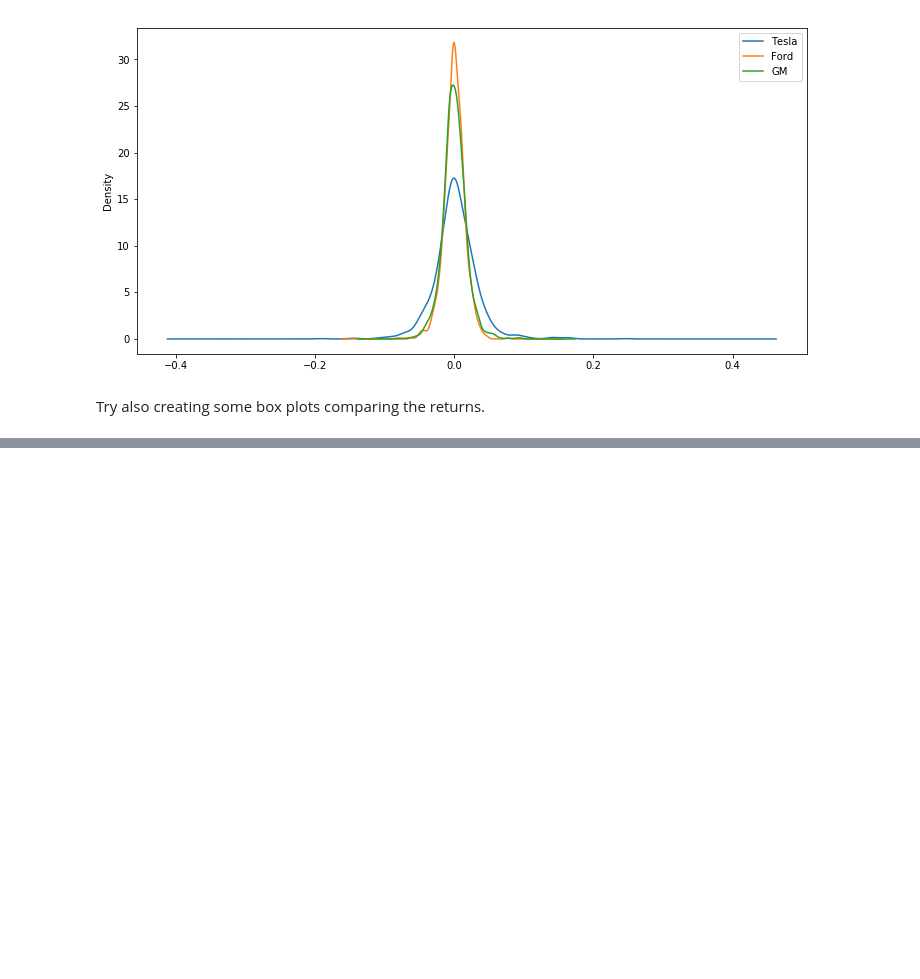
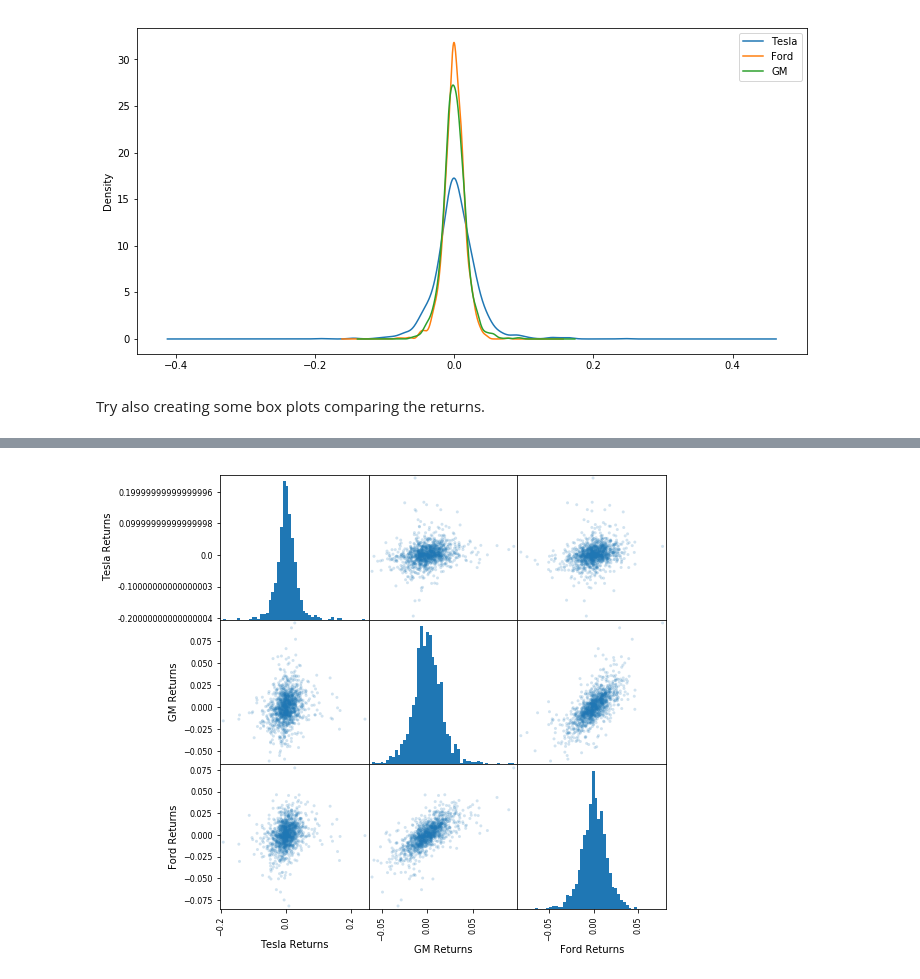
Before and after one commit to fagan2888/udemy-python-for-finance, a Jupyter notebook: stock_market_analysis.ipynb, the cells around one changed output, grey strips where cells are left out. Drawn from its saved outputs; the diff is of its cells as text; code cells hidden in the pictures; blank space fills up the shorter version.

```diff
--- a/stock_market_analysis.ipynb
+++ b/stock_market_analysis.ipynb
@@ -277,0 +285,4 @@ box_df.columns = ['Tesla Returns', 'GM']
+# %%
+scatter_matrix(box_df, figsize=(8, 8), alpha=0.2, hist_kwds={'bins': 50});
+# %% [output]
+[figure, added]
```
Also changed, not shown: parts of 10 cells of this notebook.
